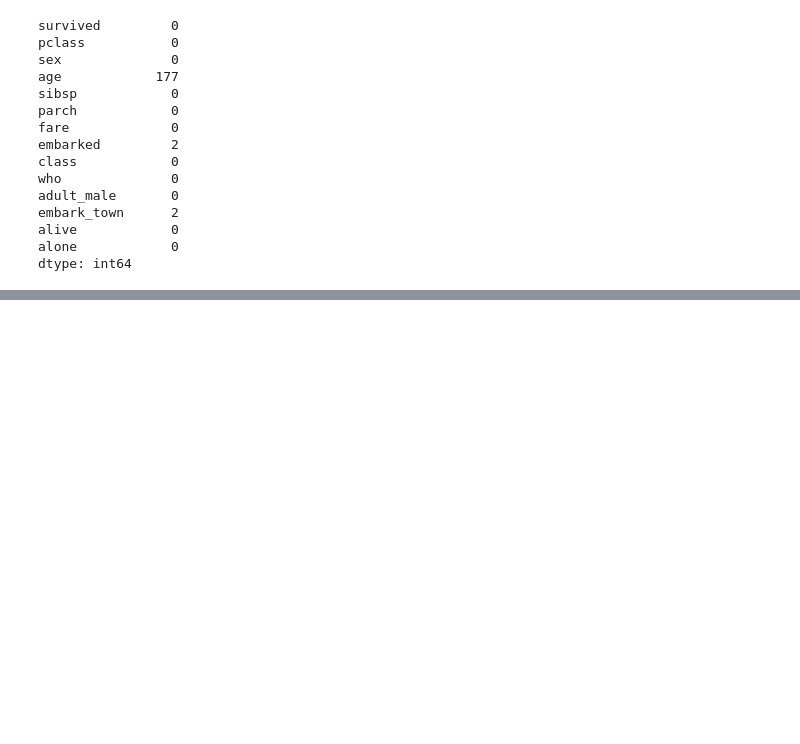
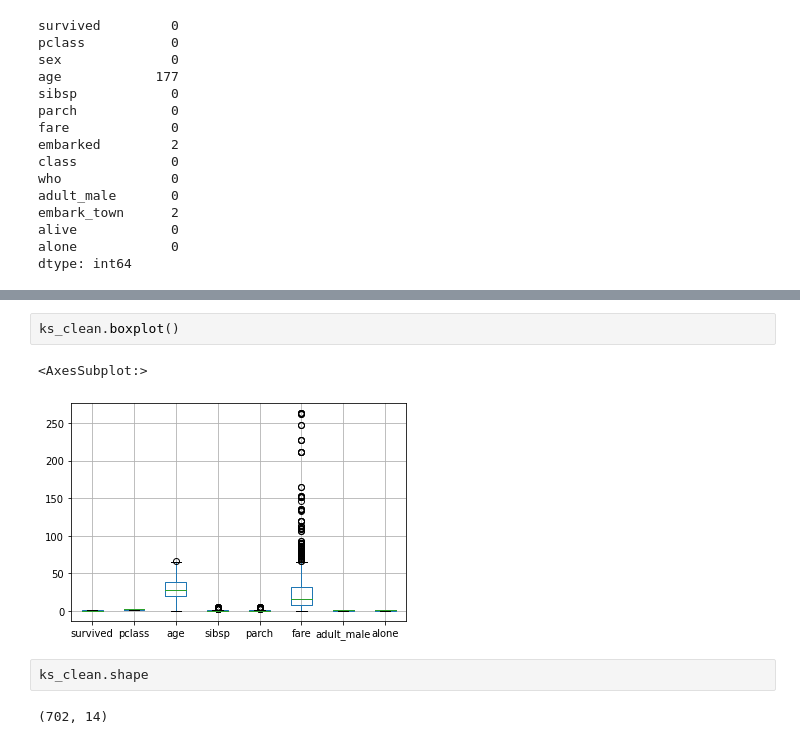
Before and after one commit to shahid371/chilla, a Jupyter notebook: EDA.ipynb, the cells around one changed output, grey strips where cells are left out. Saved outputs shown, nothing was run; the diff lists cells and outputs as text; blank space fills up the shorter version.

```diff
--- a/EDA.ipynb
+++ b/EDA.ipynb
@@ -160,0 +246,9 @@ ks_clean.dropna().shape
+# %%
+ks_clean.boxplot()
+# %% [output]
+<AxesSubplot:>
+[figure, added]
+# %%
+ks_clean.shape
+# %% [output]
+(702, 14)
```
Also changed, not shown: parts of 24 cells of this notebook.
